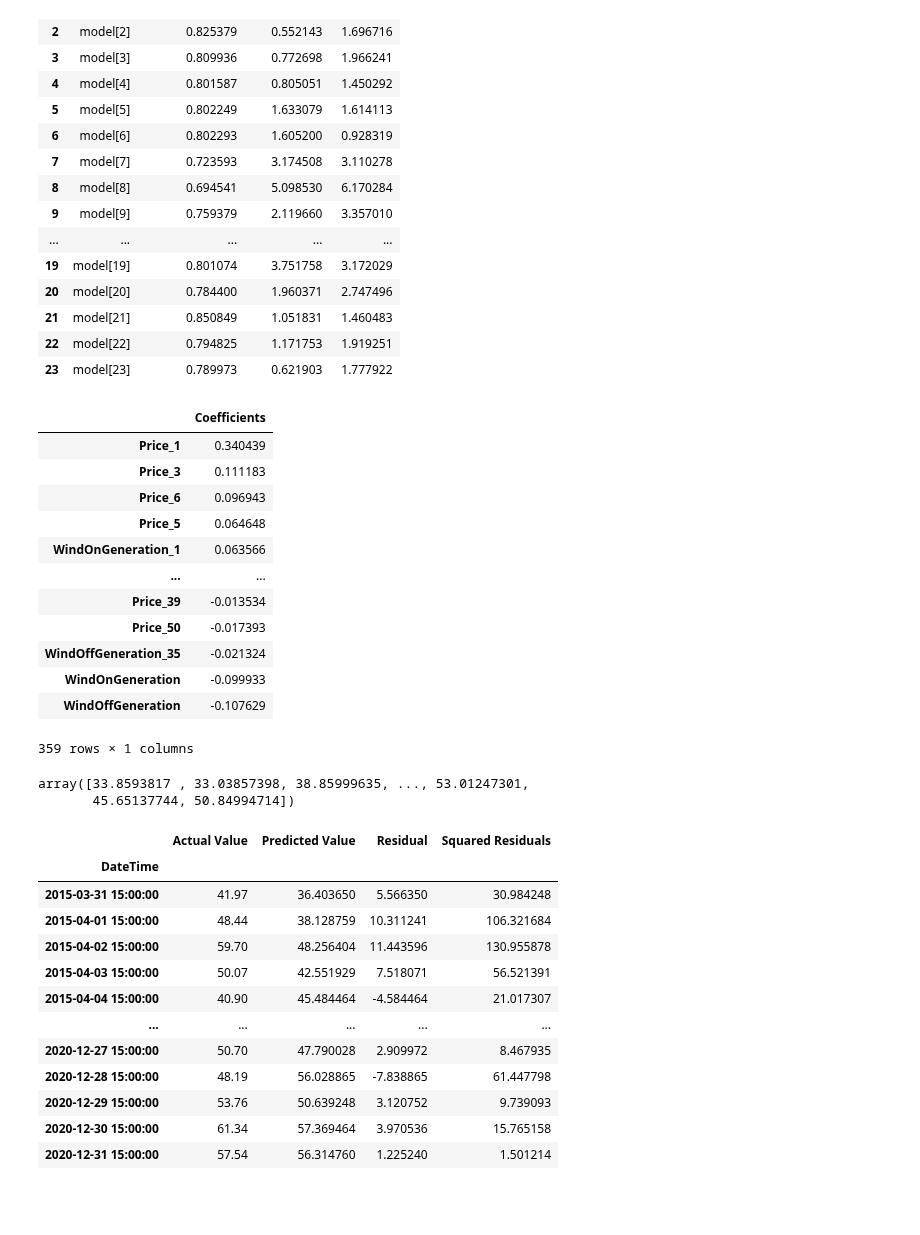
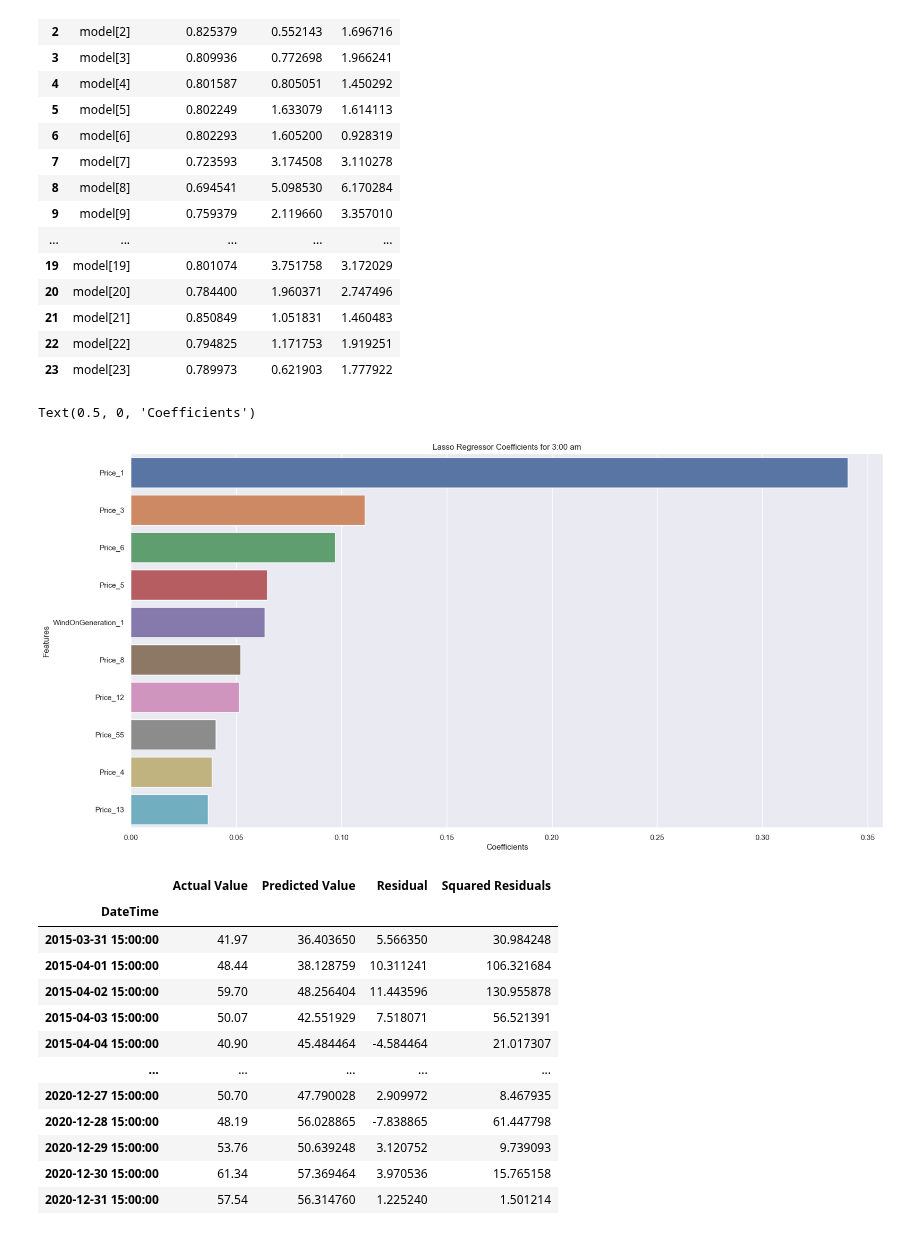
Before and after one commit to KlimisStilp/Price_Timeseries_UK_VScode, a Jupyter notebook: Price Timeseries UK/Totalload_SolarWind_Price_Timeseries.ipynb, the cells around one changed output. Cells and saved outputs as stored; diff of their text form; code cells hidden in the pictures; blank space fills up the shorter version.

```diff
--- a/Price Timeseries UK/Totalload_SolarWind_Price_Timeseries.ipynb
+++ b/Price Timeseries UK/Totalload_SolarWind_Price_Timeseries.ipynb
@@ -374,27 +380,16 @@ for hour in hours:
     df_coef[hour]['Coefficients'] = model[hour].coef_.transpose()
     df_coef[hour].sort_values(by='Coefficients', ascending=False, inplace=True)
     df_coef[hour]
-# %%
-df_coef[3]
-# %% [output]
-|  | Coefficients |
-| Price_1 | 0.340439 |
-| Price_3 | 0.111183 |
-| Price_6 | 0.096943 |
-| Price_5 | 0.064648 |
-| WindOnGeneration_1 | 0.063566 |
-| ... | ... |
-| Price_39 | -0.013534 |
-| Price_50 | -0.017393 |
-| WindOffGeneration_35 | -0.021324 |
-| WindOnGeneration | -0.099933 |
-| WindOffGeneration | -0.107629 |
-359 rows × 1 columns
-# %%
-model[1].predict(X[1])
-# %% [output]
-array([33.8593817 , 33.03857398, 38.85999635, ..., 53.01247301,
-       45.65137744, 50.84994714])
+# %%
+a = df_coef[3].head(10)
+# %%
+sns.barplot(x=a['Coefficients'],y=a.index )
+plt.title('Lasso Regressor Coefficients for 3:00 am')
+plt.ylabel('Features')
+plt.xlabel('Coefficients')
+# %% [output]
+Text(0.5, 0, 'Coefficients')
+[figure, added]
 # %%
 lasso_1 = pd.DataFrame(columns=['Actual Value', 'Predicted Value', 'Residual', 'Squared Residuals'])
 lasso_1['Actual Value'] = y[9]
```
Also changed, not shown: parts of 17 cells of this notebook.
